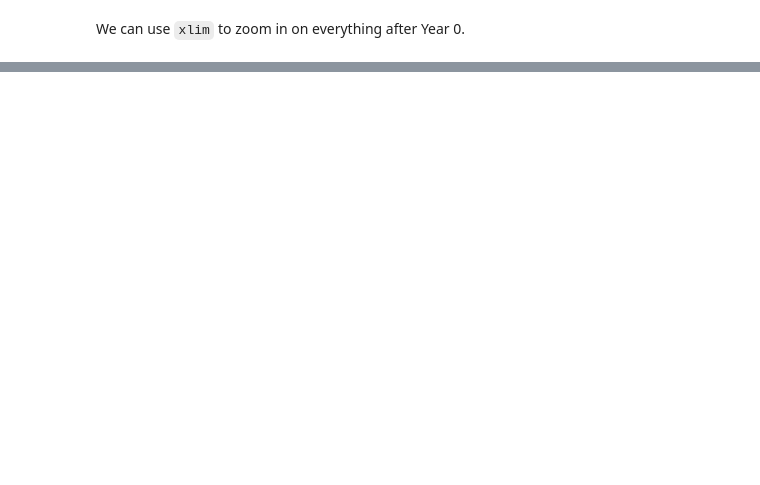
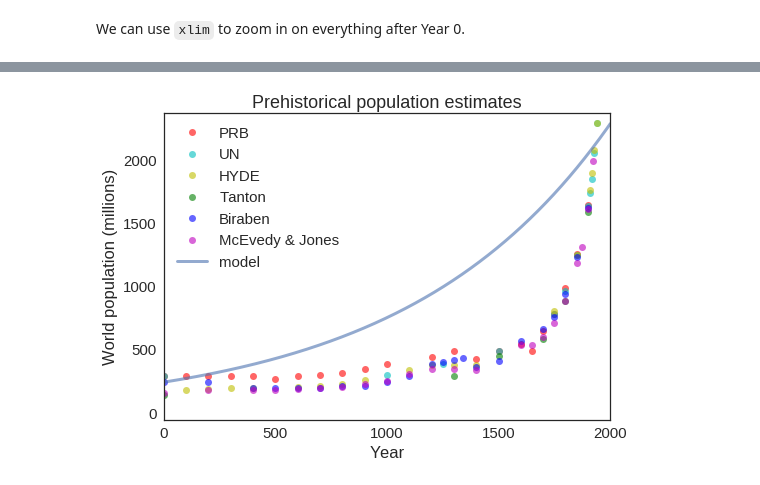
Before and after one commit to AllenDowney/ModSimPy, a Jupyter notebook: code/chap03soln.ipynb, the cells around one changed output, grey strips where cells are left out. Drawn from its saved outputs; the diff is of its cells as text; code cells hidden in the pictures; blank space fills up the shorter version.

```diff
--- a/code/chap03soln.ipynb
+++ b/code/chap03soln.ipynb
@@ -753,0 +761,22 @@ See if you can find a model that fits these data well from Year -1000 to 1940, o
+# %%
+# Solution
+
+p0 = table1.biraben[1]
+
+prehistory = State(t0=1,
+                   t_end=2016,
+                   p0=p0,
+                   alpha=0.0011)
+
+run_any_model(prehistory, update_func1b)
+# %%
+# Solution
+
+newfig()
+plot_prehistory(table1)
+plot(prehistory.model, label='model')
+decorate(xlim=[0, 2000], xlabel='Year',
+         ylabel='World population (millions)',
+         title='Prehistorical population estimates')
+# %% [output]
+[figure, added]
```
Also changed, not shown: parts of 7 cells of this notebook, 1 other file.
